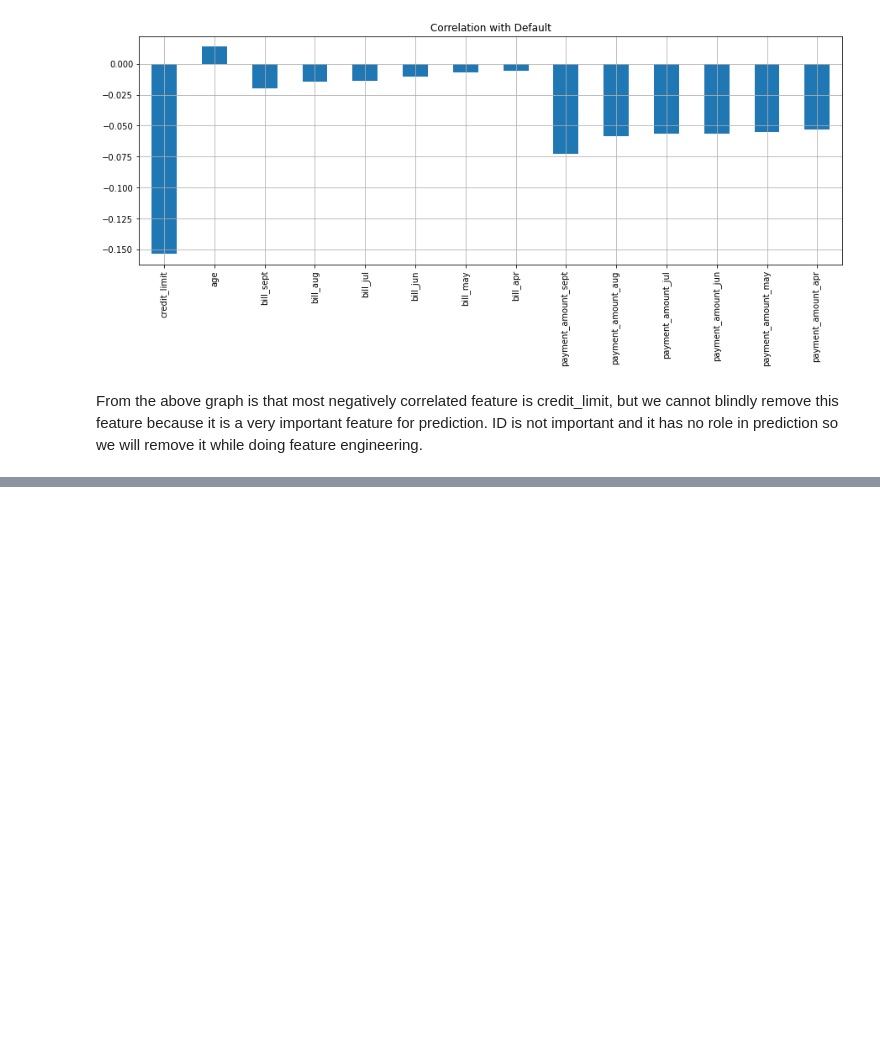
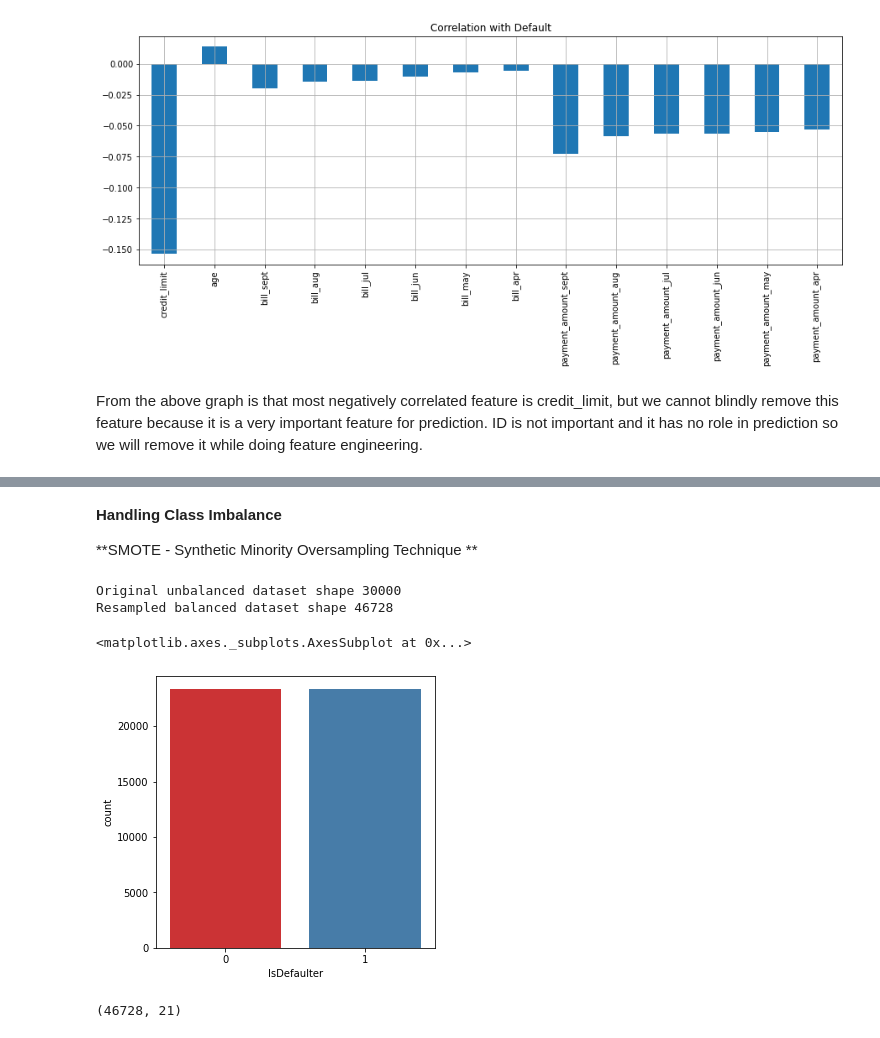
Before and after one commit to samara3823/Credit_Card_Default_Prediction, a Jupyter notebook: Credit_Card_Default_Prediction_Capstone_Project.ipynb, the cells around one changed output, grey strips where cells are left out. Drawn from its saved outputs; the diff is of its cells as text; code cells hidden in the pictures; blank space fills up the shorter version.

```diff
--- a/Credit_Card_Default_Prediction_Capstone_Project.ipynb
+++ b/Credit_Card_Default_Prediction_Capstone_Project.ipynb
@@ -1073,0 +1161,3 @@ NameError: ignored
+# %%
+#selected_features in new dataframe
+df_new = cred_df_cpy[['IsDefaulter','credit_limit', 'age', 'bill_sept', 'bill_aug', 'bill_jul', 'bill_jun', 'bill_may', 'bill_apr', 'payment_amount_sept', 'payment_amount_aug', 'payment_amount_jul', 'payment_amount_jun', 'payment_amount_may', 'payment_amount_apr', 'bill_sum', 'payment_status_sept_-1', 'payment_status_sept_2', 'payment_status_aug_-1', 'payment_status_aug_2', 'payment_status_jul_-1']]
@@ -1073,0 +1174,36 @@ NameError: ignored
+# %% [markdown]
+**Handling Class Imbalance**
+
+**SMOTE - Synthetic Minority Oversampling Technique **
+# %%
+#importing SMOTE to handle class imbalance
+from imblearn.over_sampling import SMOTE
+
+smote = SMOTE()
+
+# fit predictor and target variable
+x_smote, y_smote = smote.fit_resample(df_new[(i for i in list(df_new.describe(include='all').columns) if i != 'IsDefaulter')], df_new['IsDefaulter'])
+
+print('Original unbalanced dataset shape', len(df_new))
+print('Resampled balanced dataset shape', len(y_smote))
+# %% [output]
+Original unbalanced dataset shape 30000
+Resampled balanced dataset shape 46728
+# %%
+#creating new dataframe from balanced dataset after SMOTE
+balanced_df = pd.DataFrame(x_smote, columns=list(i for i in list(df_new.describe(include='all').columns) if i != 'IsDefaulter'))
+# %%
+#adding target variable to new created dataframe
+balanced_df['IsDefaulter'] = y_smote
+# %%
+#checking for class imbalance
+plt.figure(figsize=(5,5))
+sns.countplot('IsDefaulter', data = balanced_df, palette = "Set1" )
+# %% [output]
+<matplotlib.axes._subplots.AxesSubplot at 0x...>
+[figure, added]
+# %%
+#shape of balanced dataframe
+balanced_df.shape
+# %% [output]
+(46728, 21)
```
Also changed, not shown: parts of 106 cells of this notebook.
